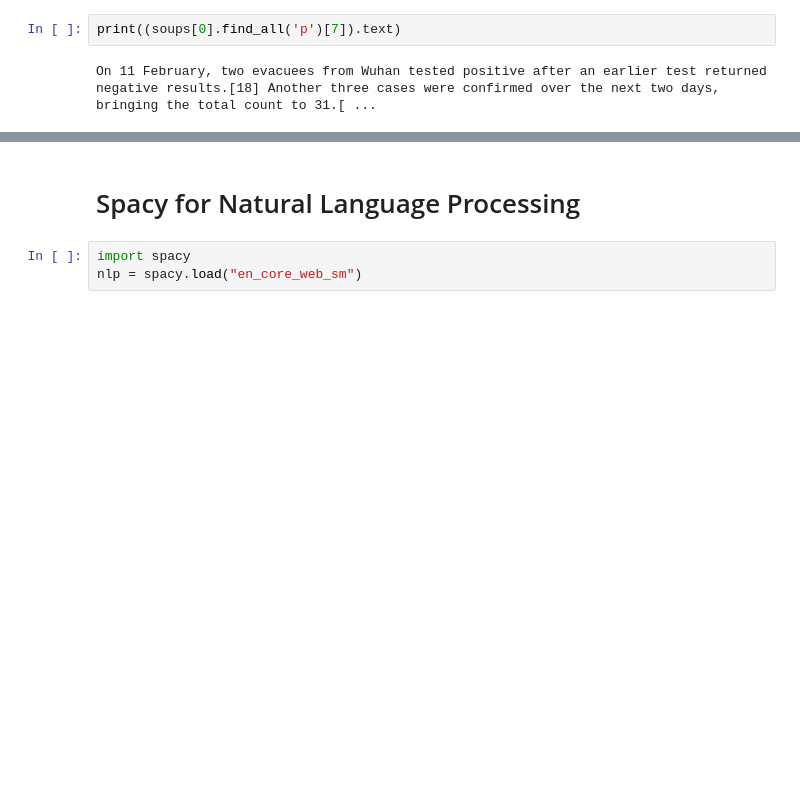
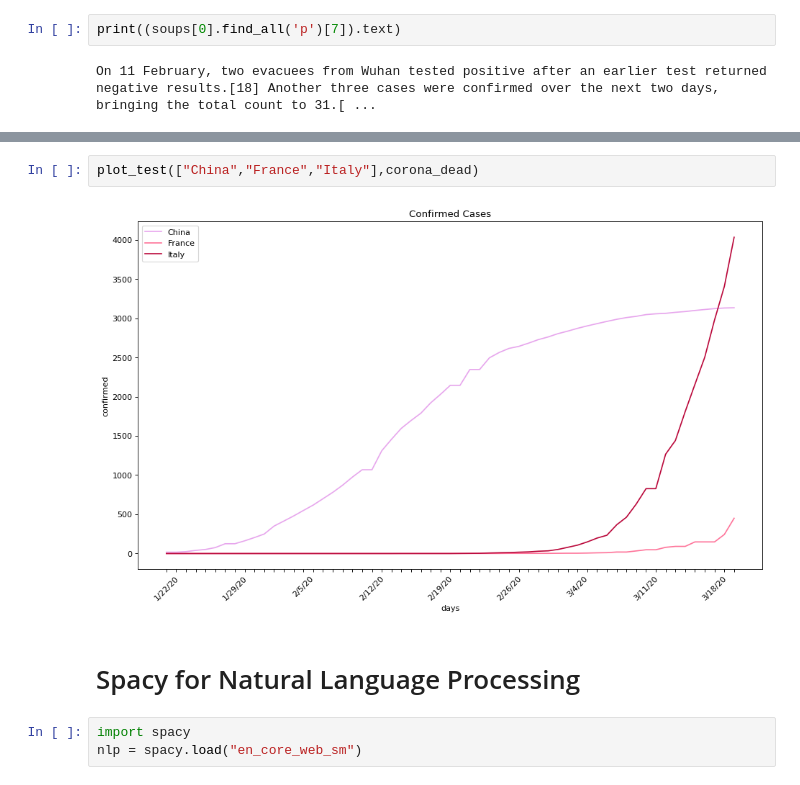
Before and after one commit to Arc4nis/HackenFuerMuttiCovid19, a Jupyter notebook: HackenFürMutti.ipynb, the cells around one changed output, grey strips where cells are left out. Saved outputs shown, nothing was run; the diff lists cells and outputs as text; blank space fills up the shorter version.

```diff
--- a/HackenFürMutti.ipynb
+++ b/HackenFürMutti.ipynb
@@ -59,3 +104,7 @@ On 11 February, two evacuees from Wuhan tested positive after an earlier test re
+# %%
+plot_test(["China","France","Italy"],corona_dead)
+# %% [output]
+[figure, added]
 # %% [markdown]
 # Spacy for Natural Language Processing
 # %%
```
Also changed, not shown: parts of 4 cells of this notebook.
